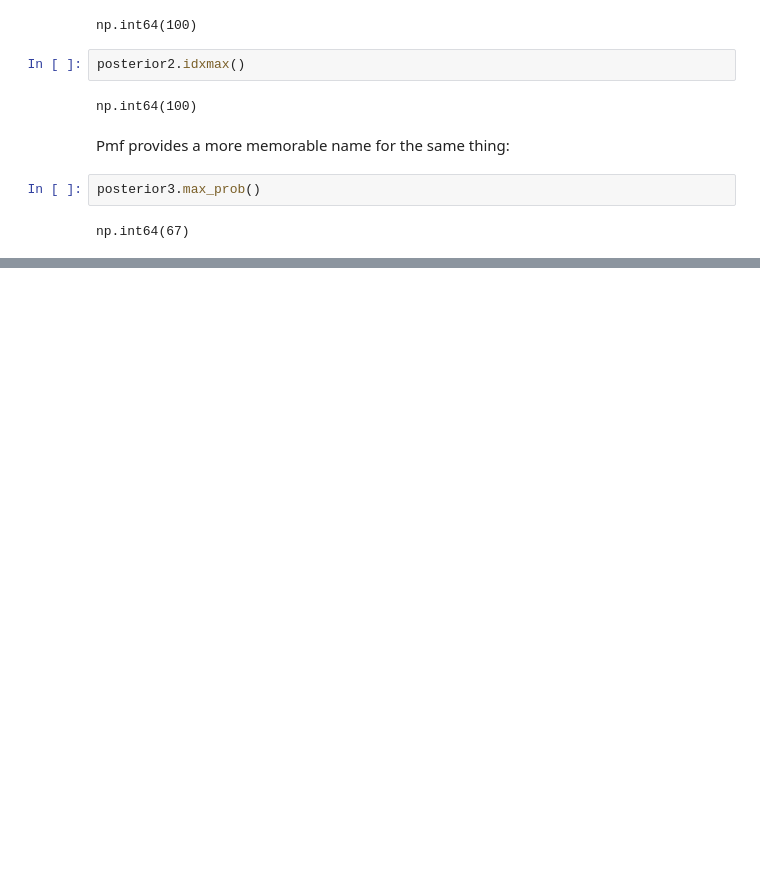
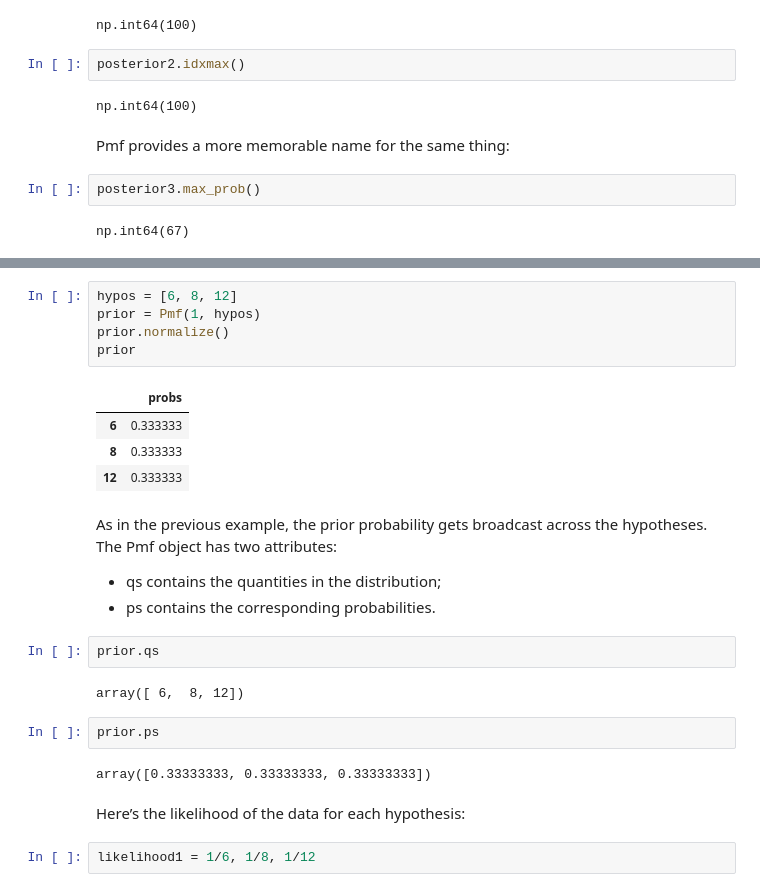
Before and after one commit to bea-sirowy/Python-tutorials, a Jupyter notebook: Bayes02_distributions.ipynb, the cells around one changed output, grey strips where cells are left out. Saved outputs shown, nothing was run; the diff lists cells and outputs as text; blank space fills up the shorter version.

```diff
--- a/Bayes02_distributions.ipynb
+++ b/Bayes02_distributions.ipynb
@@ -341,0 +358,28 @@ np.int64(67)
+# %%
+hypos = [6, 8, 12]
+prior = Pmf(1, hypos)
+prior.normalize()
+prior
+# %% [output]
+|  | probs |
+| 6 | 0.333333 |
+| 8 | 0.333333 |
+| 12 | 0.333333 |
+# %% [markdown]
+As in the previous example, the prior probability gets broadcast across the
+hypotheses. The Pmf object has two attributes:
+- qs contains the quantities in the distribution;
+- ps contains the corresponding probabilities.
+# %%
+prior.qs
+# %% [output]
+array([ 6,  8, 12])
+# %%
+prior.ps
+# %% [output]
+array([0.33333333, 0.33333333, 0.33333333])
+# %% [markdown]
+Here’s the likelihood of the data for each
+hypothesis:
+# %%
+likelihood1 = 1/6, 1/8, 1/12
```
Also changed, not shown: parts of 15 cells of this notebook.
